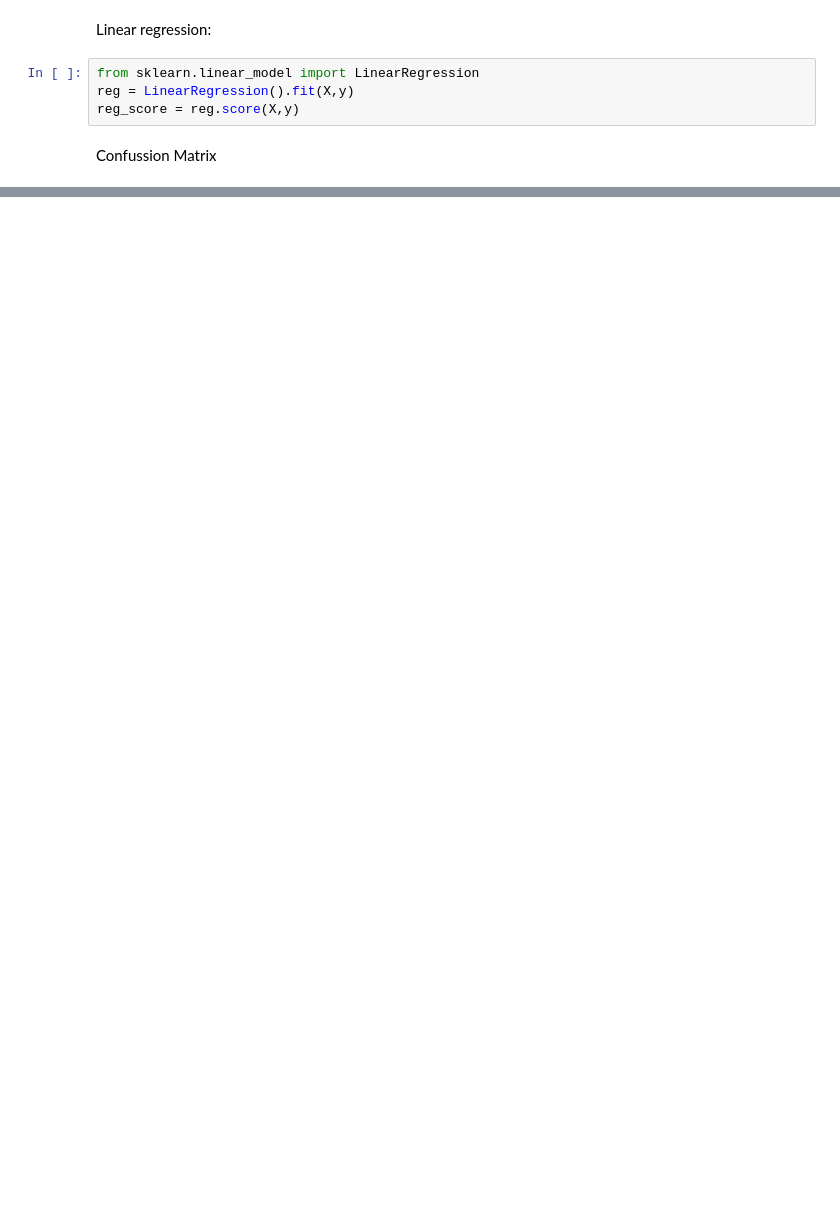
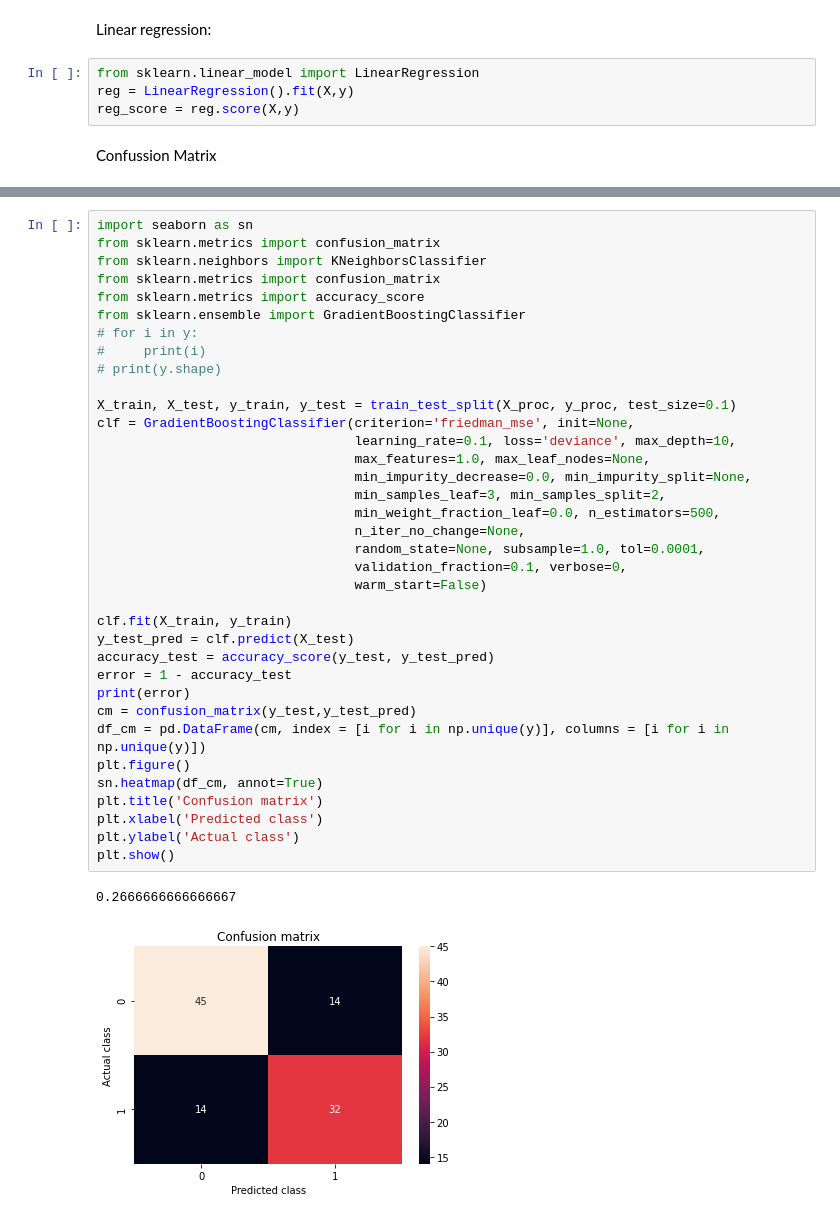
Before and after one commit to Maikel-J/Data-mining-project, a Jupyter notebook: Project.ipynb, the cells around one changed output, grey strips where cells are left out. Cells and saved outputs as stored; diff of their text form; blank space fills up the shorter version.

```diff
--- a/Project.ipynb
+++ b/Project.ipynb
@@ -218,0 +236,39 @@ plt.show()
+# %%
+import seaborn as sn
+from sklearn.metrics import confusion_matrix
+from sklearn.neighbors import KNeighborsClassifier
+from sklearn.metrics import confusion_matrix
+from sklearn.metrics import accuracy_score
+from sklearn.ensemble import GradientBoostingClassifier
+# for i in y:
+#     print(i)
+# print(y.shape)
+
+X_train, X_test, y_train, y_test = train_test_split(X_proc, y_proc, test_size=0.1)
+clf = GradientBoostingClassifier(criterion='friedman_mse', init=None,
+                                 learning_rate=0.1, loss='deviance', max_depth=10,
+                                 max_features=1.0, max_leaf_nodes=None,
+                                 min_impurity_decrease=0.0, min_impurity_split=None,
+                                 min_samples_leaf=3, min_samples_split=2,
+                                 min_weight_fraction_leaf=0.0, n_estimators=500,
+                                 n_iter_no_change=None,
+                                 random_state=None, subsample=1.0, tol=0.0001,
+                                 validation_fraction=0.1, verbose=0,
+                                 warm_start=False)
+
+clf.fit(X_train, y_train)
+y_test_pred = clf.predict(X_test)
+accuracy_test = accuracy_score(y_test, y_test_pred)
+error = 1 - accuracy_test
+print(error)
+cm = confusion_matrix(y_test,y_test_pred)
+df_cm = pd.DataFrame(cm, index = [i for i in np.unique(y)], columns = [i for i in np.unique(y)])
+plt.figure()
+sn.heatmap(df_cm, annot=True)
+plt.title('Confusion matrix')
+plt.xlabel('Predicted class')
+plt.ylabel('Actual class')
+plt.show()
+# %% [output]
+0.2666666666666667
+[figure, added]
```
Also changed, not shown: parts of 8 cells of this notebook, 2 other files.
